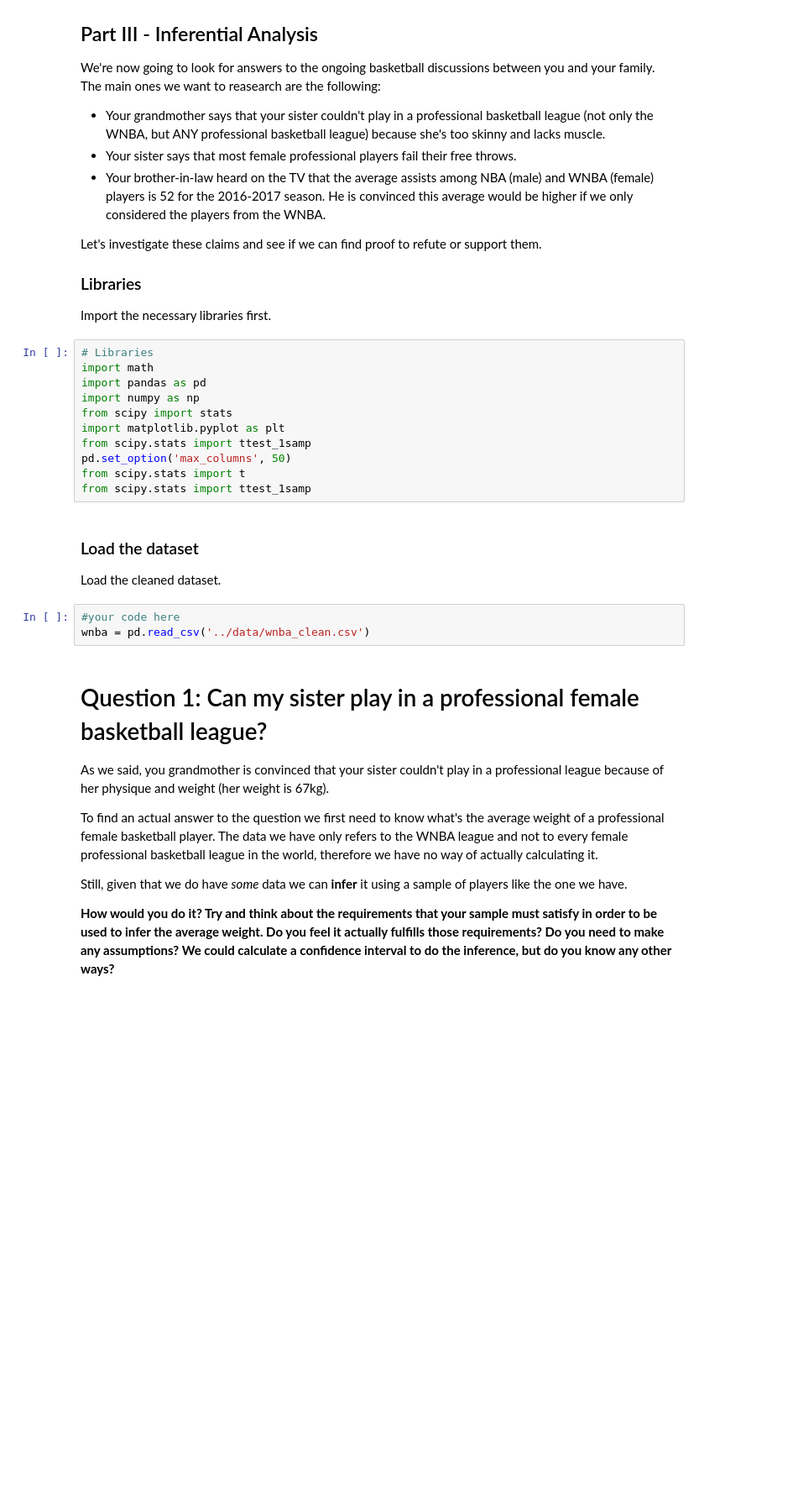
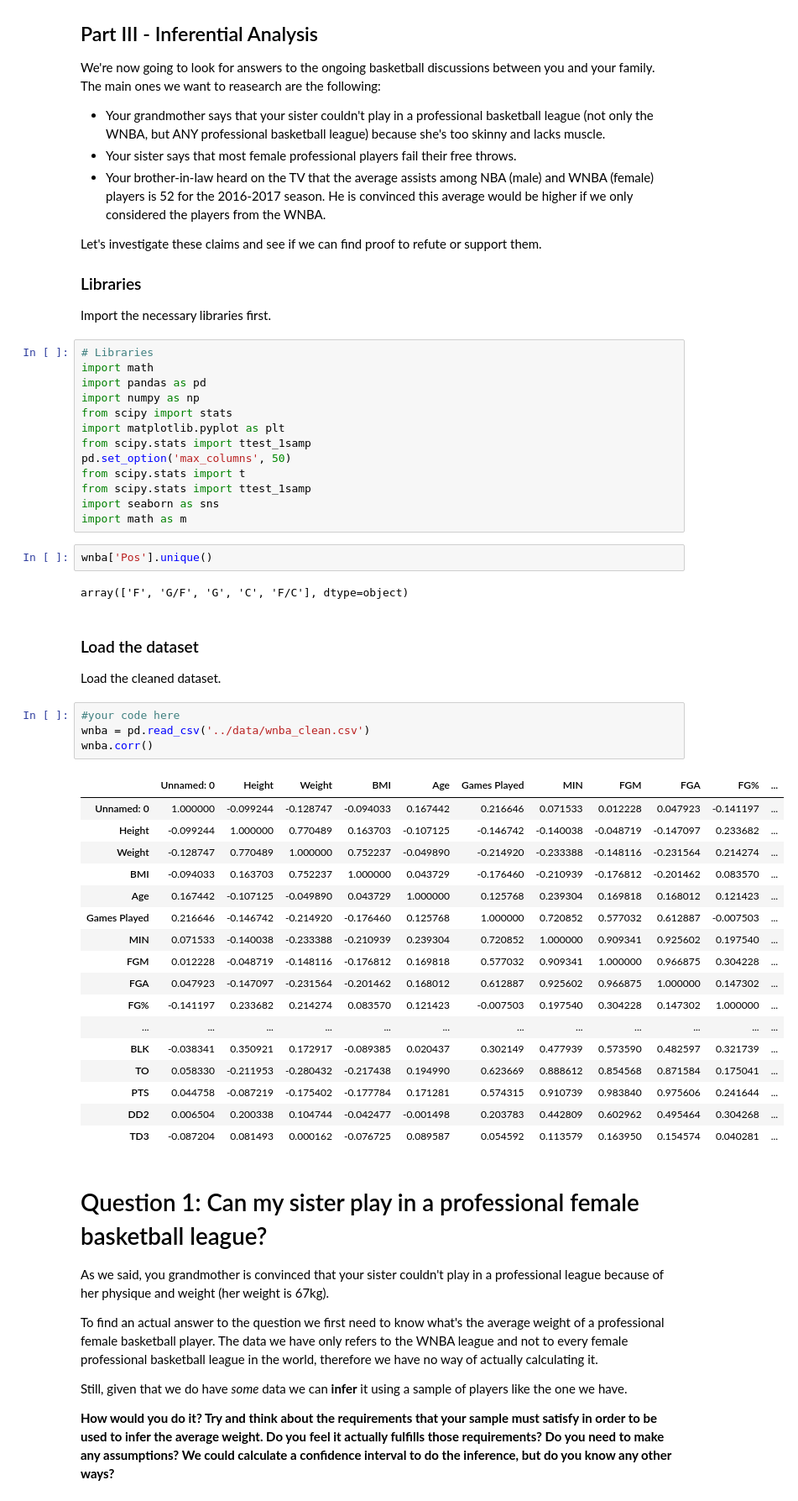
Before and after one commit to rosealcolea/dataV2-labs, a Jupyter notebook: module-2/M2-mini-project2/your-code/3.-Inferential-Analysis.ipynb, the cells around one changed output. Shown at 84% size. Cells and saved outputs as stored; diff of their text form; blank space fills up the shorter version.

```diff
--- a/module-2/M2-mini-project2/your-code/3.-Inferential-Analysis.ipynb
+++ b/module-2/M2-mini-project2/your-code/3.-Inferential-Analysis.ipynb
@@ -23,6 +23,12 @@ from scipy.stats import ttest_1samp
 pd.set_option('max_columns', 50)
 from scipy.stats import t
 from scipy.stats import ttest_1samp
+import seaborn as sns
+import math as m
+# %%
+wnba['Pos'].unique()
+# %% [output]
+array(['F', 'G/F', 'G', 'C', 'F/C'], dtype=object)
 # %% [markdown]
 ### Load the dataset
 
@@ -30,6 +36,25 @@ Load the cleaned dataset.
 # %%
 #your code here
 wnba = pd.read_csv('../data/wnba_clean.csv')
+wnba.corr()
+# %% [output]
+|  | Unnamed: 0 | Height | Weight | BMI | Age | Games Played | MIN | FGM | FGA | FG% | ... |
+| Unnamed: 0 | 1.000000 | -0.099244 | -0.128747 | -0.094033 | 0.167442 | 0.216646 | 0.071533 | 0.012228 | 0.047923 | -0.141197 | ... |
+| Height | -0.099244 | 1.000000 | 0.770489 | 0.163703 | -0.107125 | -0.146742 | -0.140038 | -0.048719 | -0.147097 | 0.233682 | ... |
+| Weight | -0.128747 | 0.770489 | 1.000000 | 0.752237 | -0.049890 | -0.214920 | -0.233388 | -0.148116 | -0.231564 | 0.214274 | ... |
+| BMI | -0.094033 | 0.163703 | 0.752237 | 1.000000 | 0.043729 | -0.176460 | -0.210939 | -0.176812 | -0.201462 | 0.083570 | ... |
+| Age | 0.167442 | -0.107125 | -0.049890 | 0.043729 | 1.000000 | 0.125768 | 0.239304 | 0.169818 | 0.168012 | 0.121423 | ... |
+| Games Played | 0.216646 | -0.146742 | -0.214920 | -0.176460 | 0.125768 | 1.000000 | 0.720852 | 0.577032 | 0.612887 | -0.007503 | ... |
+| MIN | 0.071533 | -0.140038 | -0.233388 | -0.210939 | 0.239304 | 0.720852 | 1.000000 | 0.909341 | 0.925602 | 0.197540 | ... |
+| FGM | 0.012228 | -0.048719 | -0.148116 | -0.176812 | 0.169818 | 0.577032 | 0.909341 | 1.000000 | 0.966875 | 0.304228 | ... |
+| FGA | 0.047923 | -0.147097 | -0.231564 | -0.201462 | 0.168012 | 0.612887 | 0.925602 | 0.966875 | 1.000000 | 0.147302 | ... |
+| FG% | -0.141197 | 0.233682 | 0.214274 | 0.083570 | 0.121423 | -0.007503 | 0.197540 | 0.304228 | 0.147302 | 1.000000 | ... |
+| ... | ... | ... | ... | ... | ... | ... | ... | ... | ... | ... | ... |
+| BLK | -0.038341 | 0.350921 | 0.172917 | -0.089385 | 0.020437 | 0.302149 | 0.477939 | 0.573590 | 0.482597 | 0.321739 | ... |
+| TO | 0.058330 | -0.211953 | -0.280432 | -0.217438 | 0.194990 | 0.623669 | 0.888612 | 0.854568 | 0.871584 | 0.175041 | ... |
+| PTS | 0.044758 | -0.087219 | -0.175402 | -0.177784 | 0.171281 | 0.574315 | 0.910739 | 0.983840 | 0.975606 | 0.241644 | ... |
+| DD2 | 0.006504 | 0.200338 | 0.104744 | -0.042477 | -0.001498 | 0.203783 | 0.442809 | 0.602962 | 0.495464 | 0.304268 | ... |
+| TD3 | -0.087204 | 0.081493 | 0.000162 | -0.076725 | 0.089587 | 0.054592 | 0.113579 | 0.163950 | 0.154574 | 0.040281 | ... |
 # %% [markdown]
 # Question 1: Can my sister play in a professional female basketball league?
 
```
Also changed, not shown: parts of 7 cells of this notebook.
